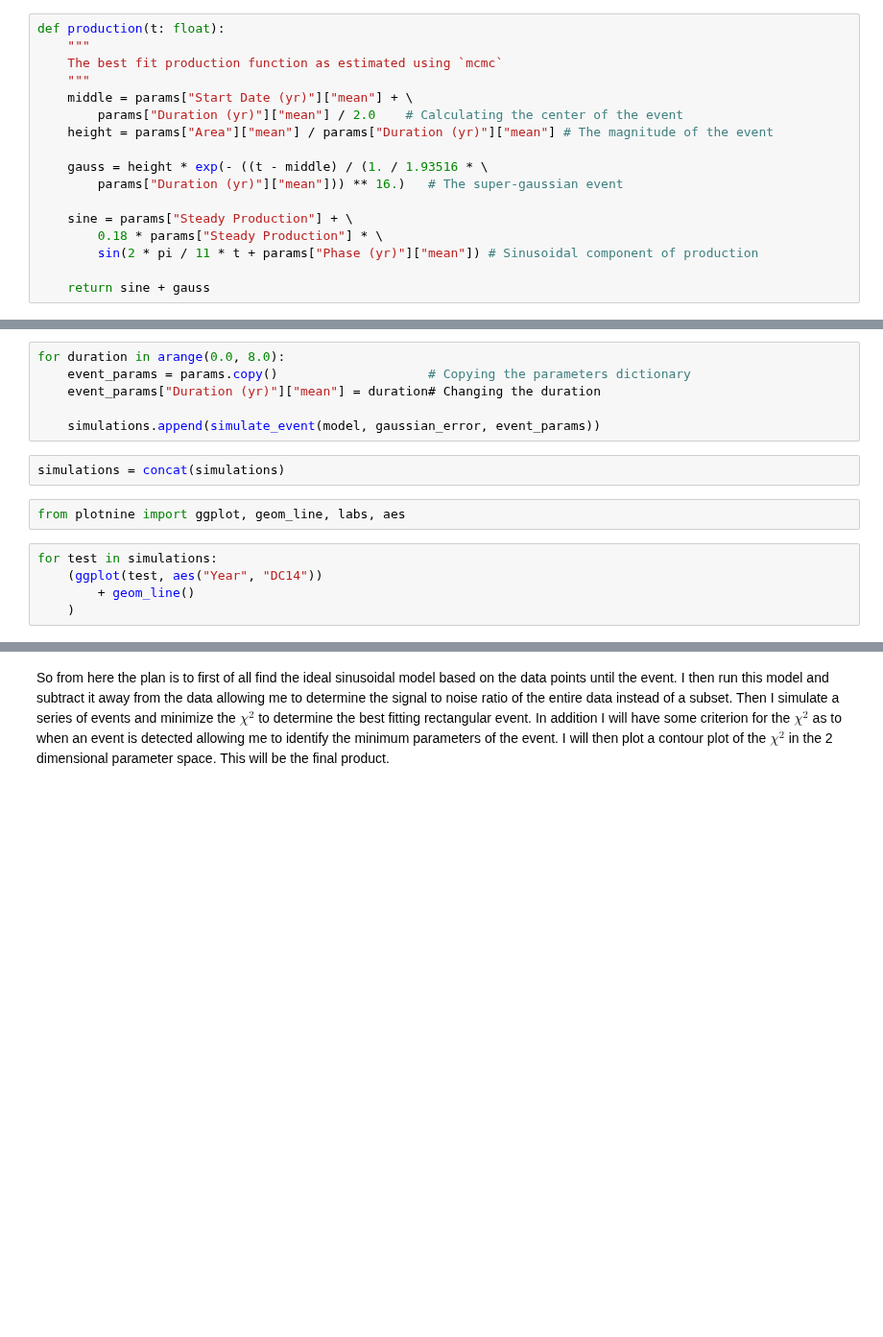
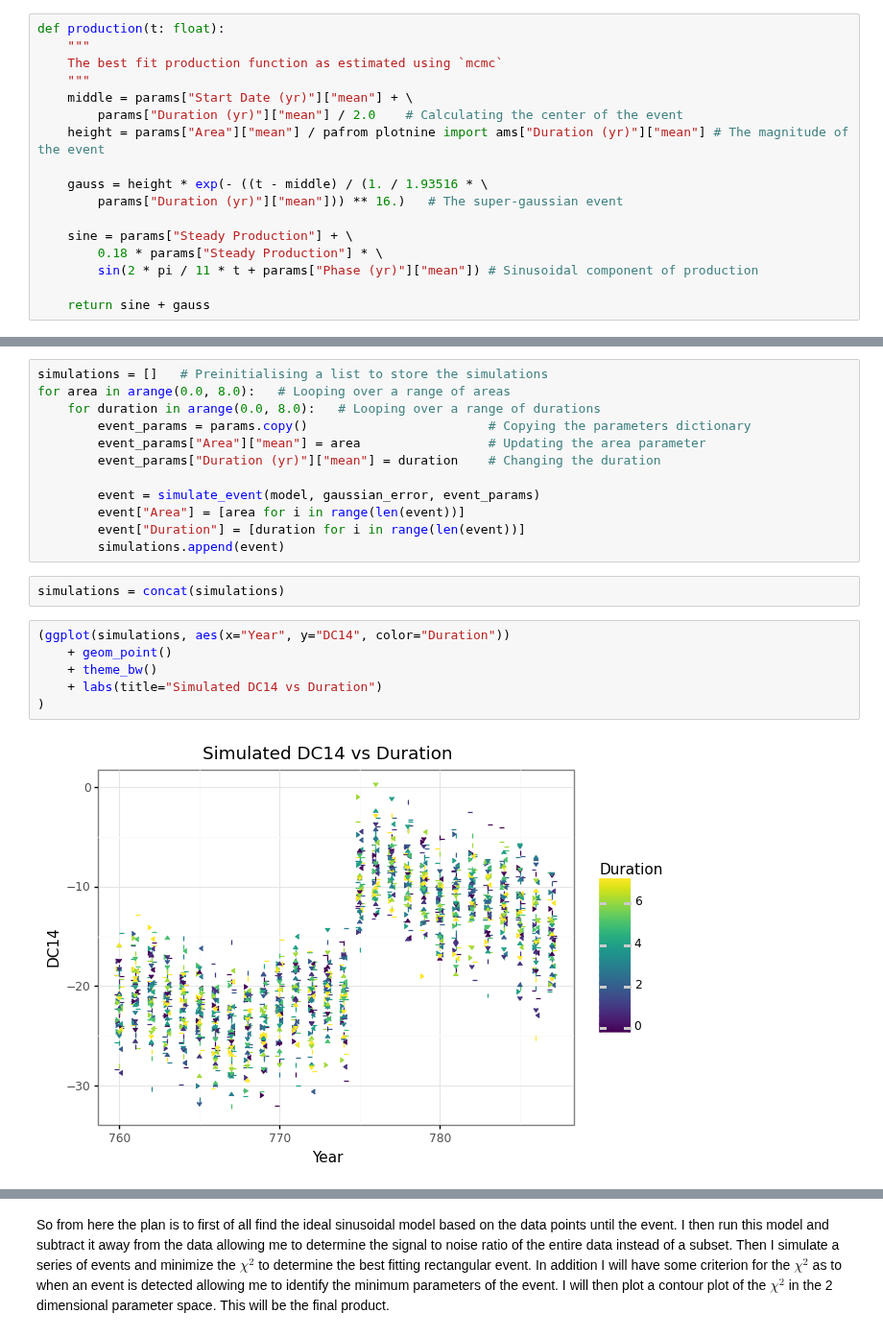
Before and after one commit to Jordan-Dennis/Miyake, a Jupyter notebook: peak_hunting.ipynb, the cells around one changed output, grey strips where cells are left out. Shown at 96% size. Saved outputs shown, nothing was run; the diff lists cells and outputs as text; blank space fills up the shorter version.

Commit message:
Failed testing for the production function parameter variation

```diff
--- a/peak_hunting.ipynb
+++ b/peak_hunting.ipynb
@@ -92,7 +92,7 @@ def production(t: float):
     """
     middle = params["Start Date (yr)"]["mean"] + \
         params["Duration (yr)"]["mean"] / 2.0    # Calculating the center of the event
-    height = params["Area"]["mean"] / params["Duration (yr)"]["mean"] # The magnitude of the event
+    height = params["Area"]["mean"] / pafrom plotnine import ams["Duration (yr)"]["mean"] # The magnitude of the event
 
     gauss = height * exp(- ((t - middle) / (1. / 1.93516 * \
         params["Duration (yr)"]["mean"])) ** 16.)   # The super-gaussian event
@@ -170,15 +170,22 @@ simulations = []
 # %%
-for duration in arange(0.0, 8.0):
-    event_params = params.copy()                    # Copying the parameters dictionary
-    event_params["Duration (yr)"]["mean"] = duration# Changing the duration
+simulations = []   # Preinitialising a list to store the simulations
+for area in arange(0.0, 8.0):   # Looping over a range of areas
+    for duration in arange(0.0, 8.0):   # Looping over a range of durations
+        event_params = params.copy()                        # Copying the parameters dictionary
+        event_params["Area"]["mean"] = area                 # Updating the area parameter
+        event_params["Duration (yr)"]["mean"] = duration    # Changing the duration
 
-    simulations.append(simulate_event(model, gaussian_error, event_params))
+        event = simulate_event(model, gaussian_error, event_params)
+        event["Area"] = [area for i in range(len(event))]
+        event["Duration"] = [duration for i in range(len(event))]
+        simulations.append(event)
 # %%
 simulations = concat(simulations)
-# %%
-from plotnine import ggplot, geom_line, labs, aes
-# %%
-for test in simulations:
-    (ggplot(test, aes("Year", "DC14"))
-        + geom_line()
-    )
+# %%
+(ggplot(simulations, aes(x="Year", y="DC14", color="Duration"))
+    + geom_point()
+    + theme_bw()
+    + labs(title="Simulated DC14 vs Duration")
+)
+# %% [output]
+[figure, added]
```
Also changed, not shown: parts of 4 cells of this notebook.
